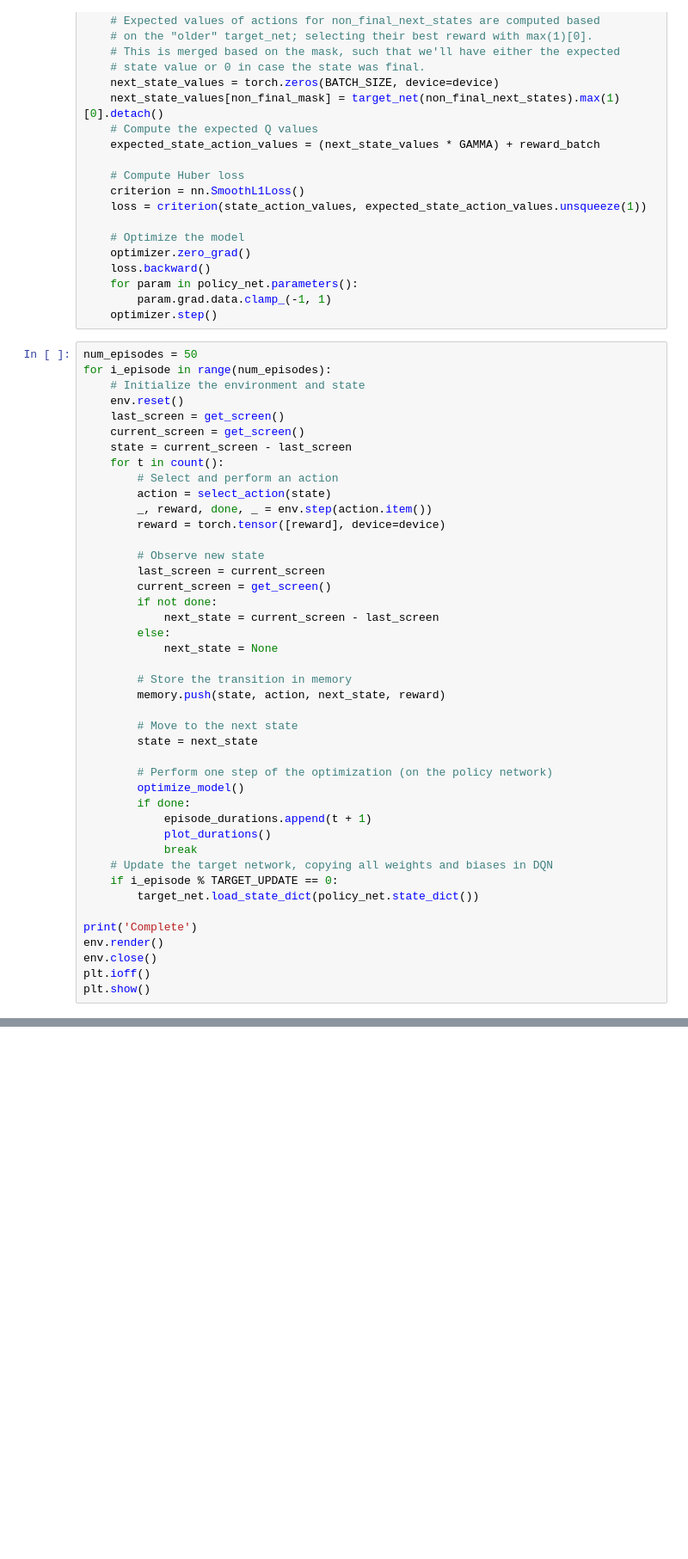
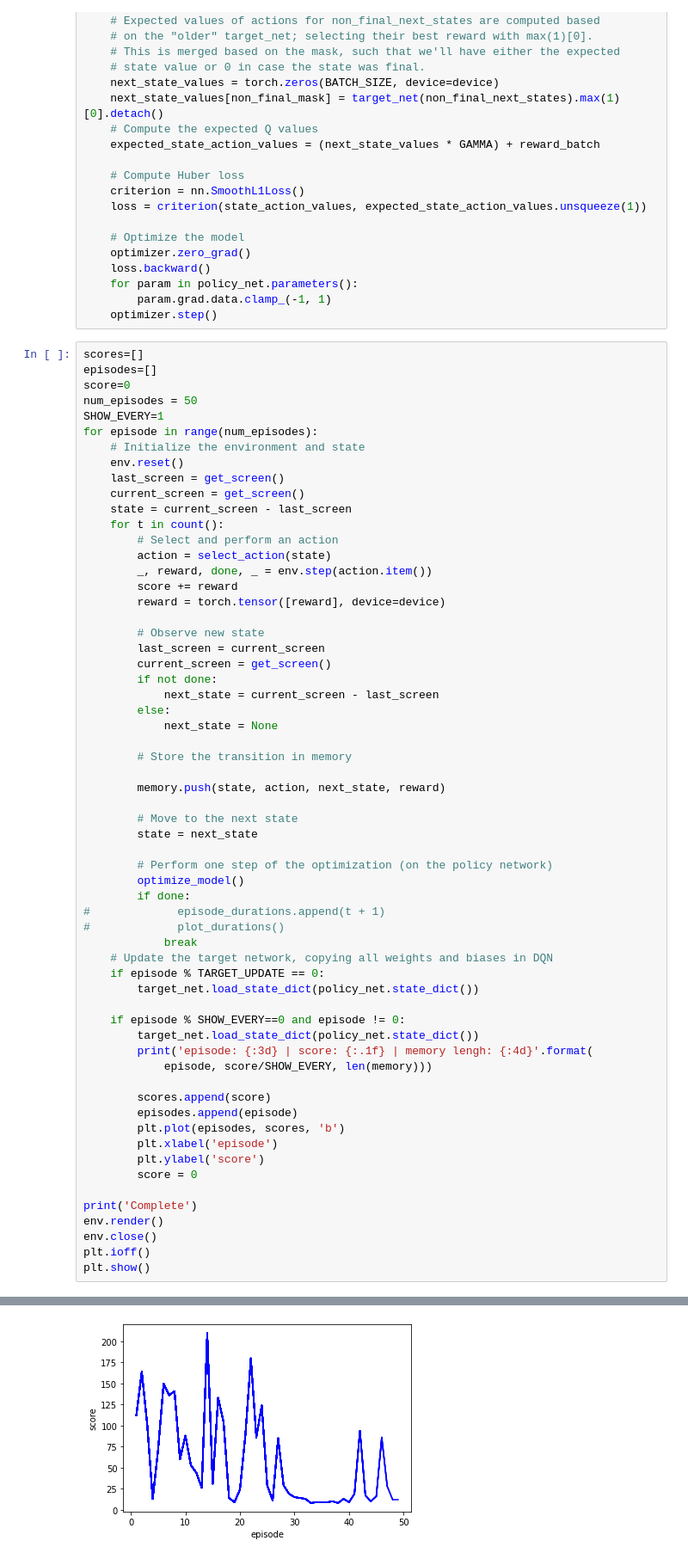
Before and after one commit to GwangwooHan/study, a Jupyter notebook: RL/cartpole/220502 cartpole_ver2_CNN.ipynb, the cells around one changed output, grey strips where cells are left out. Shown at 86% size. Drawn from its saved outputs; the diff is of its cells as text; blank space fills up the shorter version.

```diff
--- a/RL/cartpole/220502 cartpole_ver2_CNN.ipynb
+++ b/RL/cartpole/220502 cartpole_ver2_CNN.ipynb
@@ -235,8 +235,12 @@ def optimize_model():
         param.grad.data.clamp_(-1, 1)
     optimizer.step()
 # %%
+scores=[]
+episodes=[]
+score=0
 num_episodes = 50
-for i_episode in range(num_episodes):
+SHOW_EVERY=1
+for episode in range(num_episodes):
     # Initialize the environment and state
     env.reset()
     last_screen = get_screen()
@@ -246,6 +250,7 @@ for i_episode in range(num_episodes):
         # Select and perform an action
         action = select_action(state)
         _, reward, done, _ = env.step(action.item())
+        score += reward
         reward = torch.tensor([reward], device=device)
 
         # Observe new state
@@ -257,6 +262,7 @@ for i_episode in range(num_episodes):
             next_state = None
 
         # Store the transition in memory
+
         memory.push(state, action, next_state, reward)
 
         # Move to the next state
@@ -265,12 +271,24 @@ for i_episode in range(num_episodes):
         # Perform one step of the optimization (on the policy network)
         optimize_model()
         if done:
-            episode_durations.append(t + 1)
-            plot_durations()
+#             episode_durations.append(t + 1)
+#             plot_durations()
             break
     # Update the target network, copying all weights and biases in DQN
-    if i_episode % TARGET_UPDATE == 0:
+    if episode % TARGET_UPDATE == 0:
         target_net.load_state_dict(policy_net.state_dict())
+
+    if episode % SHOW_EVERY==0 and episode != 0:
+        target_net.load_state_dict(policy_net.state_dict())
+        print('episode: {:3d} | score: {:.1f} | memory lengh: {:4d}'.format(
+            episode, score/SHOW_EVERY, len(memory)))
+
+        scores.append(score)
+        episodes.append(episode)
+        plt.plot(episodes, scores, 'b')
+        plt.xlabel('episode')
+        plt.ylabel('score')
+        score = 0
 
 print('Complete')
 env.render()
@@ -283,0 +316 @@ Complete
+[figure, added]
```
Also changed, not shown: parts of 2 cells of this notebook, 5 other files.
